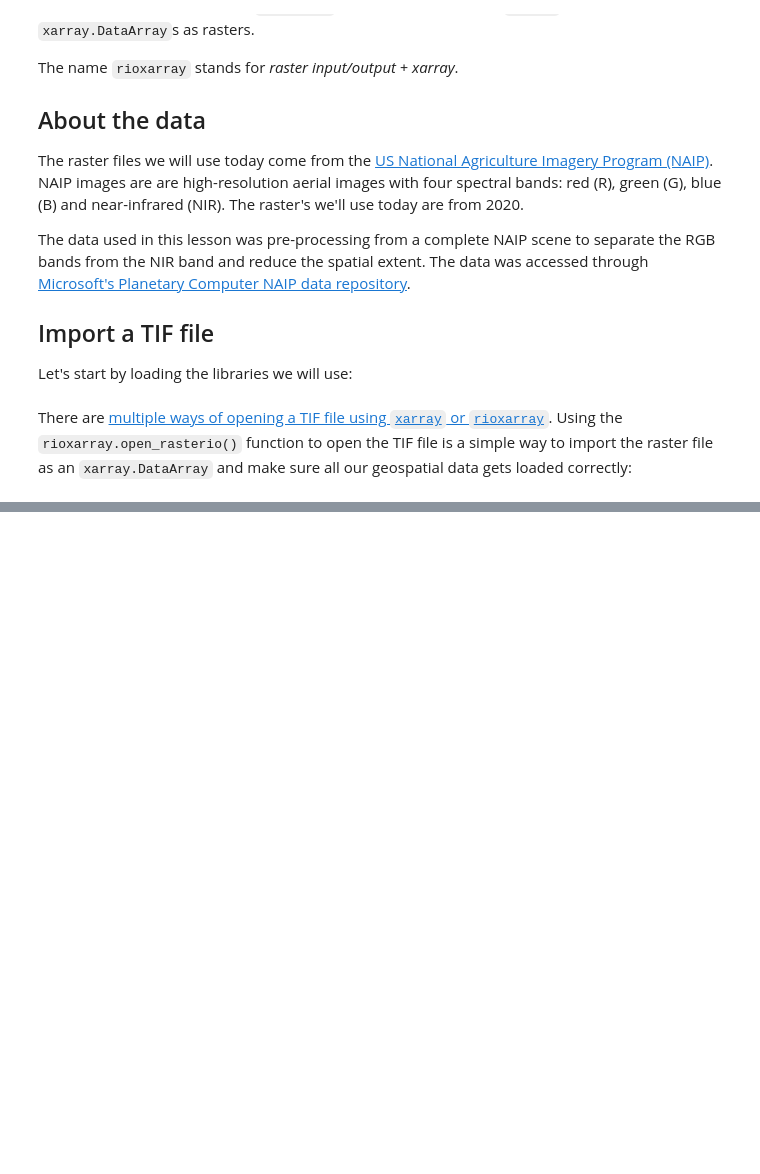
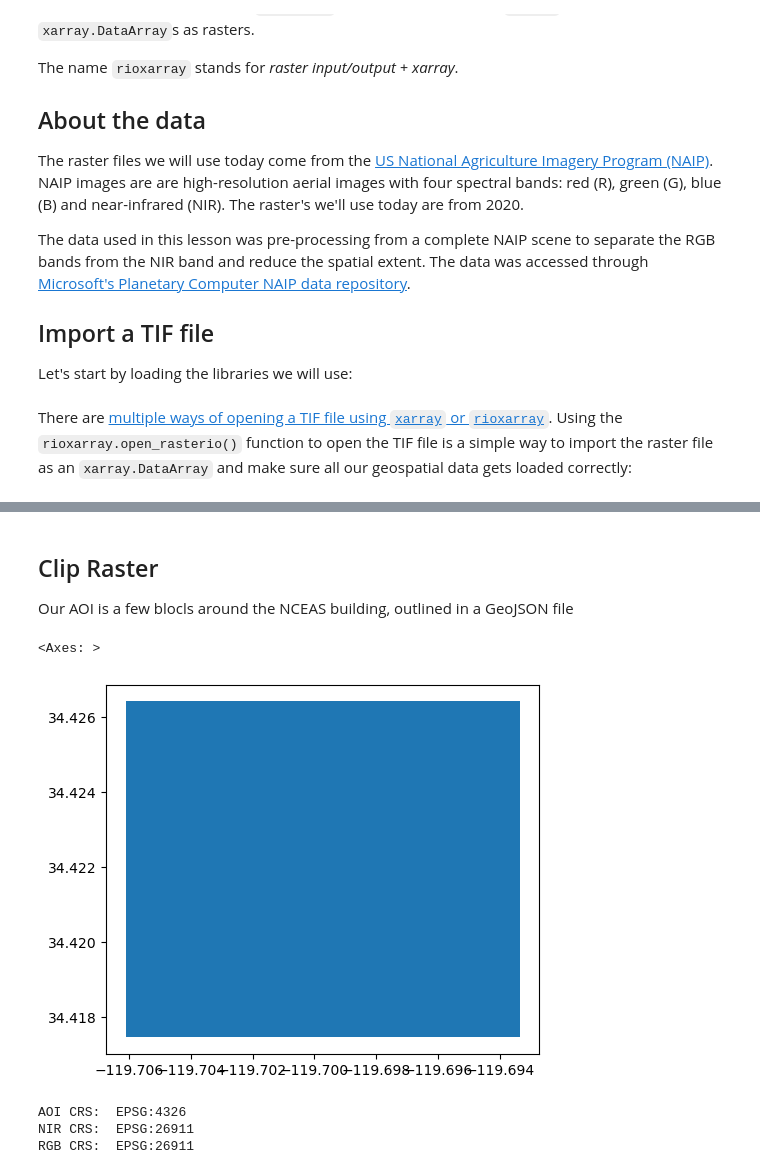
Before and after one commit to gingersknapp/eds-220-in-class, a Jupyter notebook: Week8/week-8-rioxarray-STUDENTS.ipynb, the cells around one changed output, grey strips where cells are left out. Cells and saved outputs as stored; diff of their text form; code cells hidden in the pictures; blank space fills up the shorter version.

```diff
--- a/Week8/week-8-rioxarray-STUDENTS.ipynb
+++ b/Week8/week-8-rioxarray-STUDENTS.ipynb
@@ -28,0 +163,25 @@ root = os.path.join('/',
+# %% [markdown]
+## Clip Raster
+
+Our AOI is a few blocls around the NCEAS building, outlined in a GeoJSON file
+# %%
+# Import GeoJSON file
+fp_aoi = os.path.join('..',
+                  'data',
+                  'rioxarray_lesson_data',
+                  'SB_aoi.geojson')
+
+aoi = gpd.read_file(fp_aoi)
+aoi.plot()
+# %% [output]
+<Axes: >
+[figure, added]
+# %%
+# Examine the CRS
+print('AOI CRS: ', aoi.crs)
+print("NIR CRS: ", nir.rio.crs)
+print('RGB CRS: ', rgb.rio.crs)
+# %% [output]
+AOI CRS:  EPSG:4326
+NIR CRS:  EPSG:26911
+RGB CRS:  EPSG:26911
```
Also changed, not shown: parts of 28 cells of this notebook.
